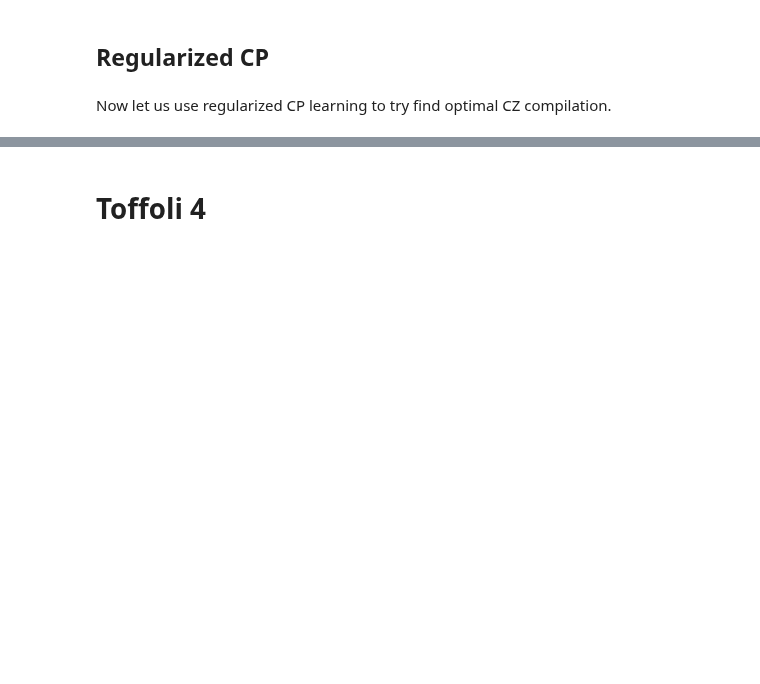
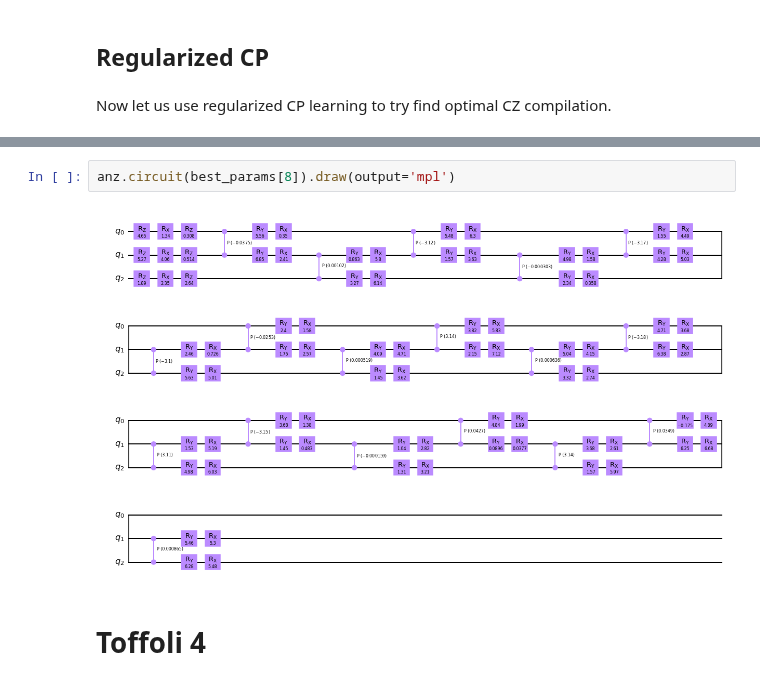
Before and after one commit to idnm/cpflow, a Jupyter notebook: CP.ipynb, the cells around one changed output, grey strips where cells are left out. Cells and saved outputs as stored; diff of their text form; blank space fills up the shorter version.

```diff
--- a/CP.ipynb
+++ b/CP.ipynb
@@ -380,3 +437,7 @@ That looked pretty easy, didn't it!?
+# %%
+anz.circuit(best_params[8]).draw(output='mpl')
+# %% [output]
+[figure, added]
 # %% [markdown]
 # Toffoli 4
 # %%
```
Also changed, not shown: parts of 35 cells of this notebook, 8 other files.
